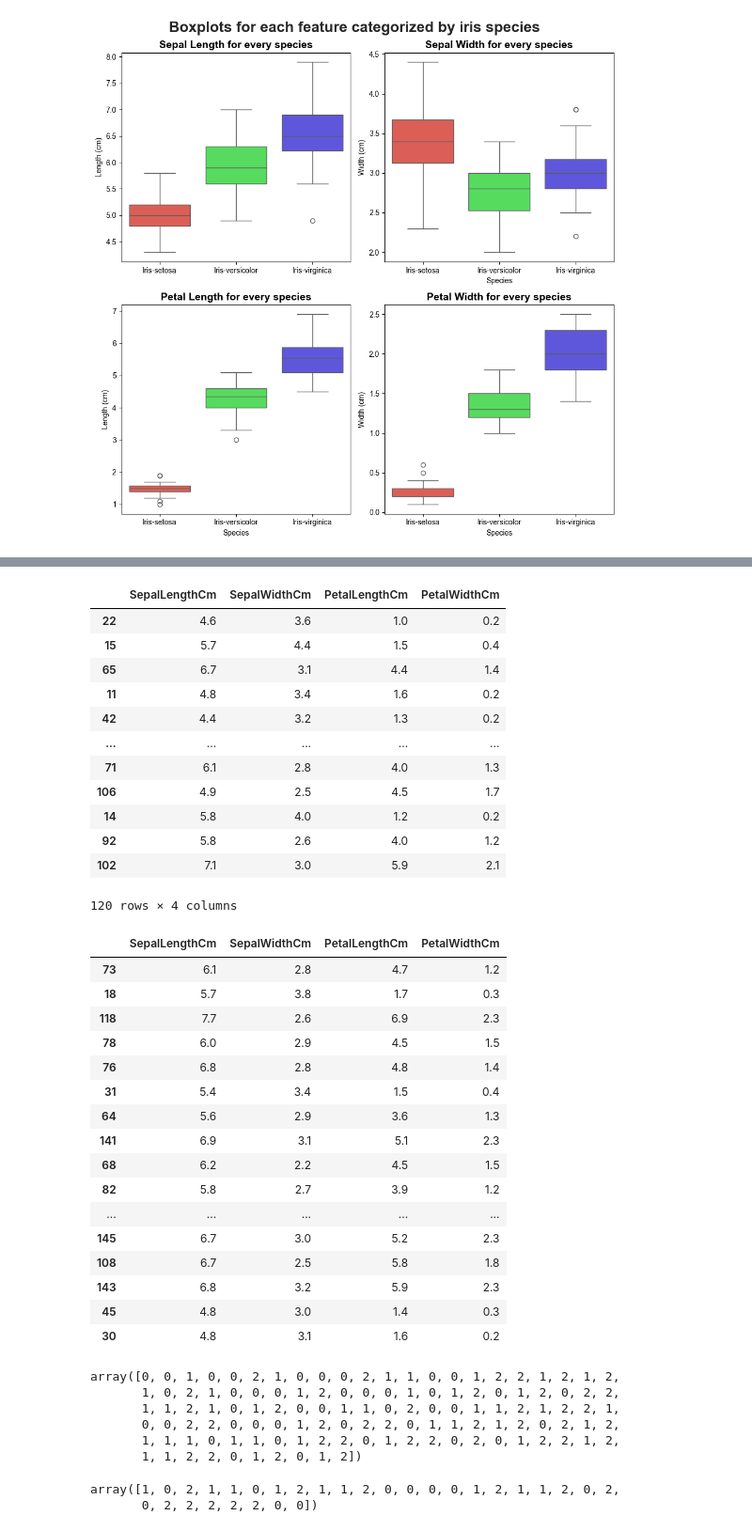
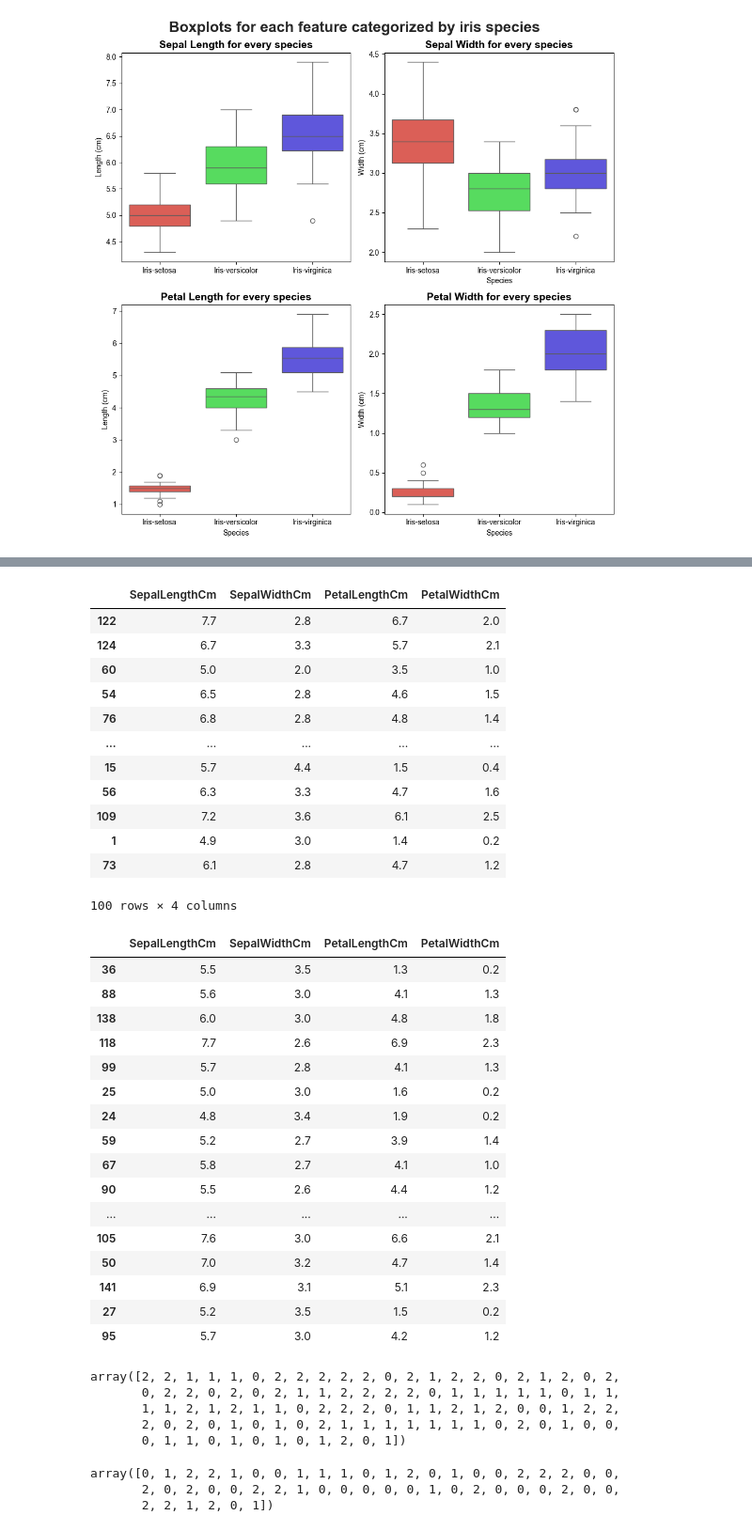
Before and after one commit to gerardmietek/Iris-Flowers-Classification, a Jupyter notebook: Untitled.ipynb, the cells around one changed output, grey strips where cells are left out. Shown: that part at 94% size. Saved outputs shown, nothing was run; the diff lists cells and outputs as text; code cells hidden in the pictures.

```diff
--- a/Untitled.ipynb
+++ b/Untitled.ipynb
@@ -251,45 +243,45 @@ array([0, 0, 0, 0, 0, 0, 0, 0, 0, 0, 0, 0, 0, 0, 0, 0, 0, 0, 0, 0, 0, 0,
 # %%
-X_train, X_test, y_train, y_test = train_test_split( features, labels_encoded, test_size = 0.2, random_state = 42 )
+X_train, X_test, y_train, y_test = train_test_split( features, labels_encoded, test_size = 0.33 )
 display( X_train )
 display( X_test )
 display( y_train )
 display( y_test )
 # %% [output]
 |  | SepalLengthCm | SepalWidthCm | PetalLengthCm | PetalWidthCm |
-| 22 | 4.6 | 3.6 | 1.0 | 0.2 |
+| 122 | 7.7 | 2.8 | 6.7 | 2.0 |
+| 124 | 6.7 | 3.3 | 5.7 | 2.1 |
+| 60 | 5.0 | 2.0 | 3.5 | 1.0 |
+| 54 | 6.5 | 2.8 | 4.6 | 1.5 |
+| 76 | 6.8 | 2.8 | 4.8 | 1.4 |
+| ... | ... | ... | ... | ... |
 | 15 | 5.7 | 4.4 | 1.5 | 0.4 |
-| 65 | 6.7 | 3.1 | 4.4 | 1.4 |
-| 11 | 4.8 | 3.4 | 1.6 | 0.2 |
-| 42 | 4.4 | 3.2 | 1.3 | 0.2 |
-| ... | ... | ... | ... | ... |
-| 71 | 6.1 | 2.8 | 4.0 | 1.3 |
-| 106 | 4.9 | 2.5 | 4.5 | 1.7 |
-| 14 | 5.8 | 4.0 | 1.2 | 0.2 |
-| 92 | 5.8 | 2.6 | 4.0 | 1.2 |
-| 102 | 7.1 | 3.0 | 5.9 | 2.1 |
+| 56 | 6.3 | 3.3 | 4.7 | 1.6 |
+| 109 | 7.2 | 3.6 | 6.1 | 2.5 |
+| 1 | 4.9 | 3.0 | 1.4 | 0.2 |
+| 73 | 6.1 | 2.8 | 4.7 | 1.2 |
-120 rows × 4 columns
+100 rows × 4 columns
 |  | SepalLengthCm | SepalWidthCm | PetalLengthCm | PetalWidthCm |
-| 73 | 6.1 | 2.8 | 4.7 | 1.2 |
-| 18 | 5.7 | 3.8 | 1.7 | 0.3 |
+| 36 | 5.5 | 3.5 | 1.3 | 0.2 |
+| 88 | 5.6 | 3.0 | 4.1 | 1.3 |
+| 138 | 6.0 | 3.0 | 4.8 | 1.8 |
 | 118 | 7.7 | 2.6 | 6.9 | 2.3 |
-| 78 | 6.0 | 2.9 | 4.5 | 1.5 |
-| 76 | 6.8 | 2.8 | 4.8 | 1.4 |
-| 31 | 5.4 | 3.4 | 1.5 | 0.4 |
-| 64 | 5.6 | 2.9 | 3.6 | 1.3 |
+| 99 | 5.7 | 2.8 | 4.1 | 1.3 |
+| 25 | 5.0 | 3.0 | 1.6 | 0.2 |
+| 24 | 4.8 | 3.4 | 1.9 | 0.2 |
+| 59 | 5.2 | 2.7 | 3.9 | 1.4 |
+| 67 | 5.8 | 2.7 | 4.1 | 1.0 |
+| 90 | 5.5 | 2.6 | 4.4 | 1.2 |
+| ... | ... | ... | ... | ... |
+| 105 | 7.6 | 3.0 | 6.6 | 2.1 |
+| 50 | 7.0 | 3.2 | 4.7 | 1.4 |
 | 141 | 6.9 | 3.1 | 5.1 | 2.3 |
-| 68 | 6.2 | 2.2 | 4.5 | 1.5 |
-| 82 | 5.8 | 2.7 | 3.9 | 1.2 |
-| ... | ... | ... | ... | ... |
-| 145 | 6.7 | 3.0 | 5.2 | 2.3 |
-| 108 | 6.7 | 2.5 | 5.8 | 1.8 |
-| 143 | 6.8 | 3.2 | 5.9 | 2.3 |
-| 45 | 4.8 | 3.0 | 1.4 | 0.3 |
-| 30 | 4.8 | 3.1 | 1.6 | 0.2 |
+| 27 | 5.2 | 3.5 | 1.5 | 0.2 |
+| 95 | 5.7 | 3.0 | 4.2 | 1.2 |
-array([0, 0, 1, 0, 0, 2, 1, 0, 0, 0, 2, 1, 1, 0, 0, 1, 2, 2, 1, 2, 1, 2,
-       1, 0, 2, 1, 0, 0, 0, 1, 2, 0, 0, 0, 1, 0, 1, 2, 0, 1, 2, 0, 2, 2,
-       1, 1, 2, 1, 0, 1, 2, 0, 0, 1, 1, 0, 2, 0, 0, 1, 1, 2, 1, 2, 2, 1,
-       0, 0, 2, 2, 0, 0, 0, 1, 2, 0, 2, 2, 0, 1, 1, 2, 1, 2, 0, 2, 1, 2,
-       1, 1, 1, 0, 1, 1, 0, 1, 2, 2, 0, 1, 2, 2, 0, 2, 0, 1, 2, 2, 1, 2,
-       1, 1, 2, 2, 0, 1, 2, 0, 1, 2])
+array([2, 2, 1, 1, 1, 0, 2, 2, 2, 2, 2, 0, 2, 1, 2, 2, 0, 2, 1, 2, 0, 2,
+       0, 2, 2, 0, 2, 0, 2, 1, 1, 2, 2, 2, 2, 0, 1, 1, 1, 1, 1, 0, 1, 1,
+       1, 1, 2, 1, 2, 1, 1, 0, 2, 2, 2, 0, 1, 1, 2, 1, 2, 0, 0, 1, 2, 2,
+       2, 0, 2, 0, 1, 0, 1, 0, 2, 1, 1, 1, 1, 1, 1, 1, 0, 2, 0, 1, 0, 0,
+       0, 1, 1, 0, 1, 0, 1, 0, 1, 2, 0, 1])
-array([1, 0, 2, 1, 1, 0, 1, 2, 1, 1, 2, 0, 0, 0, 0, 1, 2, 1, 1, 2, 0, 2,
-       0, 2, 2, 2, 2, 2, 0, 0])
+array([0, 1, 2, 2, 1, 0, 0, 1, 1, 1, 0, 1, 2, 0, 1, 0, 0, 2, 2, 2, 0, 0,
+       2, 0, 2, 0, 0, 2, 2, 1, 0, 0, 0, 0, 0, 1, 0, 2, 0, 0, 0, 2, 0, 0,
+       2, 2, 1, 2, 0, 1])
```
Also changed, not shown: parts of 7 cells of this notebook.
